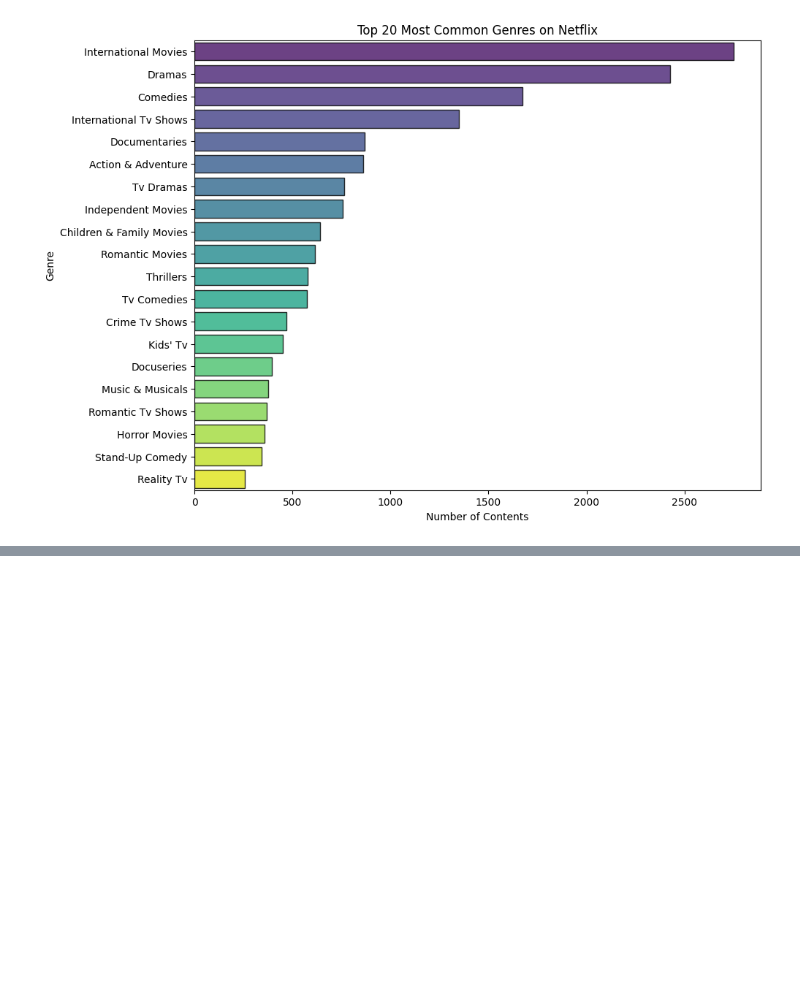
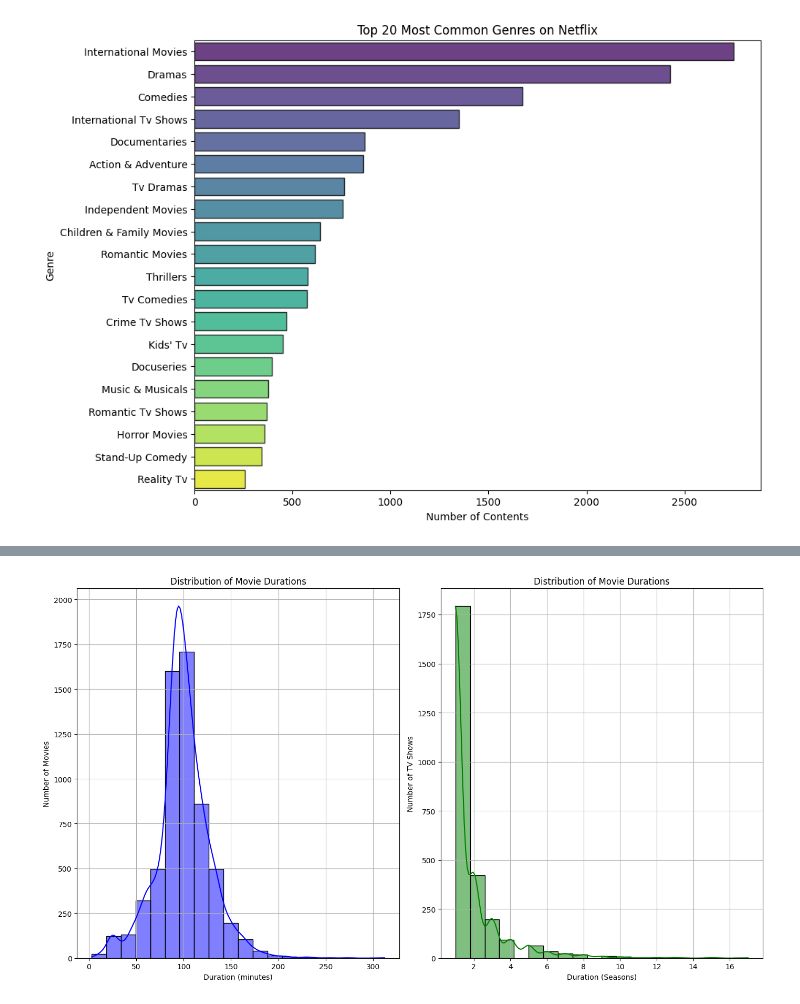
Before and after one commit to mertechcloud/Netflix-Content-Analytics, a Jupyter notebook: Notebooks/03_exploratory_data_analysis.ipynb, the cells around one changed output, grey strips where cells are left out. Cells and saved outputs as stored; diff of their text form; code cells hidden in the pictures; blank space fills up the shorter version.

```diff
--- a/Notebooks/03_exploratory_data_analysis.ipynb
+++ b/Notebooks/03_exploratory_data_analysis.ipynb
@@ -338,0 +351,6 @@ International Movies, Drama and Comedy-related genres are among the most common
+# %%
+# Business Question #6
+# What is the distribution of movie durations?
+duration_df=df.copy()
+duration_df[
+"Duration"].head()
@@ -338,0 +365,4 @@ International Movies, Drama and Comedy-related genres are among the most common
+# %%
+ # Filter the DataFrame to include only movies
+movies_df=duration_df[duration_df["Type"]=="Movie"]
+movies_df[["Title","Type","Duration"]].head()
@@ -338,0 +376,4 @@ International Movies, Drama and Comedy-related genres are among the most common
+# %%
+# Filter the DataFrame to include only TV show
+tv_shows_df=duration_df[duration_df["Type"]=="Tv Show"]
+tv_shows_df[["Title", "Type", "Duration"]].head()
@@ -338,0 +387,8 @@ International Movies, Drama and Comedy-related genres are among the most common
+# %%
+# Cleaning the Duration Column and converting it to integer
+# movies_df["Duration"]=movies_df["Duration"].str.replace(" Min", "")
+movies_df["Duration"]= movies_df["Duration"].replace("Unknown", np.nan)
+movies_df=movies_df.dropna(subset=["Duration"])
+# Convert Duration to integer
+movies_df["Duration"]=movies_df["Duration"].str.replace("Min", "").astype(int)
+tv_shows_df["Duration"]=tv_shows_df["Duration"].str.replace("Seasons", "").str.replace("Season", "").str.replace("Episode", "").astype(int)
@@ -338,0 +422,25 @@ International Movies, Drama and Comedy-related genres are among the most common
+# %%
+# plot the distribution of movie and TV shows durations using a two plots in the same axis
+
+fig=plt.figure(figsize=(14, 8))
+ax0=fig.add_subplot(1,2,1)
+ax1=fig.add_subplot(1, 2, 2)
+# Plot for Movie Duration
+sns.histplot(movies_df["Duration"], bins=20, kde=True, ax=ax0, color="blue")
+ax0.set_title("Distribution of Movie Durations")
+ax0.set_xlabel("Duration (minutes)")
+ax0.set_ylabel("Number of Movies")
+plt.tight_layout()
+ax0.grid(True)
+
+# Plot for TV Shows Duration
+sns.histplot(tv_shows_df["Duration"], bins=20, kde=True, ax=ax1, color="green")
+ax1.set_title("Distribution of Movie Durations")
+ax1.set_xlabel("Duration (Seasons)")
+ax1.set_ylabel("Number of TV Shows")
+plt.tight_layout()
+plt.grid(True)
+plt.savefig('/content/drive/MyDrive/project_source_files/Movies_and_TV_shows_duration.png')
+plt.show()
+# %% [output]
+[figure, added]
```
Also changed, not shown: parts of 22 cells of this notebook, 8 other files.
